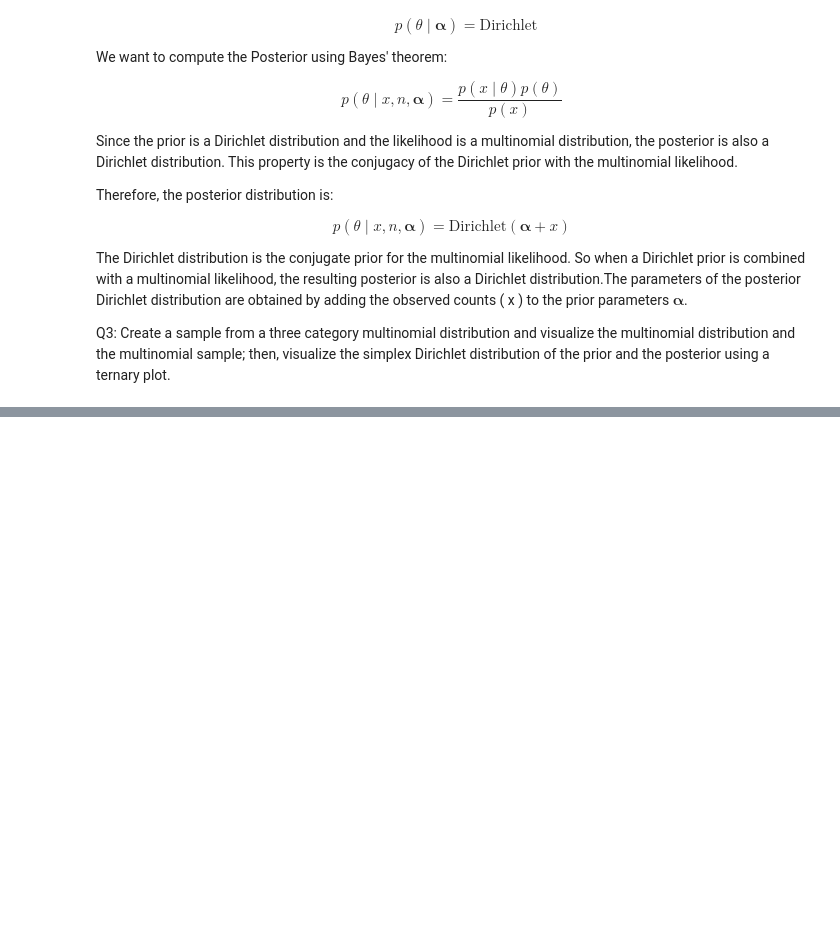
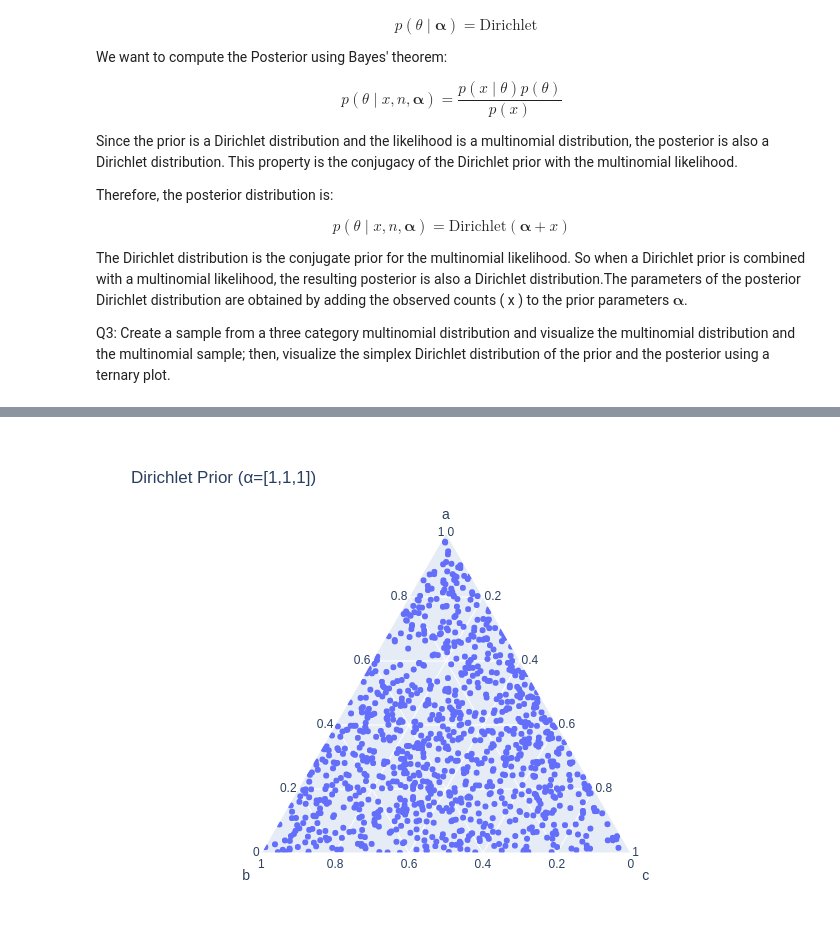
Before and after one commit to Victor1114/STA365HW, a Jupyter notebook: Bayes_00_Intro2Bayes.ipynb, the cells around one changed output, grey strips where cells are left out. Saved outputs shown, nothing was run; the diff lists cells and outputs as text; code cells hidden in the pictures; blank space fills up the shorter version.

```diff
--- a/Bayes_00_Intro2Bayes.ipynb
+++ b/Bayes_00_Intro2Bayes.ipynb
@@ -213,0 +150,8 @@ fig_post.show()
+# %%
+# 4) Ternary plots (prior and posterior) - Static PNG
+df_prior = pd.DataFrame(samples_prior, columns=['a','b','c'])
+fig_prior = px.scatter_ternary(df_prior, a='a', b='b', c='c',
+                               title="Dirichlet Prior (α=[1,1,1])")
+fig_prior.show("png")
+# %% [output]
+[figure, added]
```
Also changed, not shown: parts of 4 cells of this notebook.
